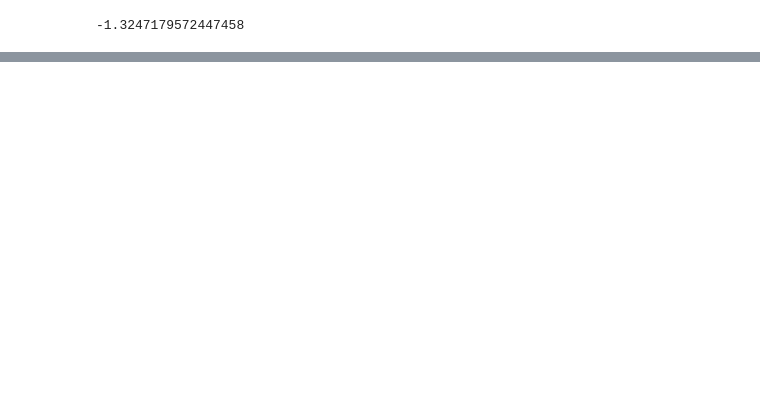
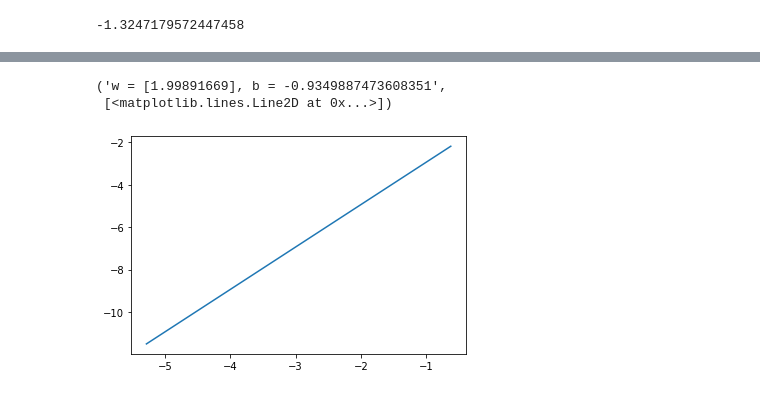
Before and after one commit to sergioarnold87/Practica_Sergio, a Jupyter notebook: Metodos_Numericos__Ceros.ipynb, the cells around one changed output, grey strips where cells are left out. Drawn from its saved outputs; the diff is of its cells as text; code cells hidden in the pictures; blank space fills up the shorter version.

```diff
--- a/Metodos_Numericos__Ceros.ipynb
+++ b/Metodos_Numericos__Ceros.ipynb
@@ -74,0 +217,48 @@ def puntofijo(x0,TOL,N_max, g=function).
+# %%
+def function(x):
+  return math.exp(-x)-0.5*math.log(x)
+def f_derivate(x):
+  return -math.exp(-x)-1/(2*x)
+# %%
+ def convNR(x0, N_max, f = function, fd = f_derivate):
+  """
+    Dada una función f definida en los reales dónde f'(x0) és distinto de 0,
+    devuelve una recta cuya pendiente és el orden de convergencia del método de Newton-Raphson.
+
+
+    Parámetros:
+    * x0: Primera iteración
+    * N_max: Número máximo de iteraciones
+    * f: función definida en los reales
+    * fd: función derivada de f
+
+    Valor de retorno
+    * w: orden de convergencia del método y pendiente de la recta de regresión
+    * b: término independiente de la recta de regresión
+    * gráfica de la recta
+  """
+  cero=[x0]
+  for i in range(1,N_max):
+    cero.append(cero[i-1]-f(cero[i-1])/fd(cero[i-1]))
+  diferencias=[]
+  for i in range(len(cero)-1):
+    if (cero[len(cero)-1]-cero[i+1] != 0):
+      diferencias.append(math.log(abs(cero[len(cero)-1]-cero[i])))
+    else:
+      break
+  v1=[]
+  v2=[]
+  for i in range(len(diferencias)-1):
+    v1.append(diferencias[i])
+    v2.append(diferencias[i+1])
+  v1=np.array(v1)
+  v2=np.array(v2)
+  regresion_lineal = LinearRegression()
+  regresion_lineal.fit(v1.reshape(-1,1), v2)
+  return 'w = ' + str(regresion_lineal.coef_) + ', b = ' + str(regresion_lineal.intercept_),plt.plot(v1,v2)
+# %%
+convNR(1,100)
+# %% [output]
+('w = [1.99891669], b = -0.9349887473608351',
+ [<matplotlib.lines.Line2D at 0x...>])
+[figure, added]
```
Also changed, not shown: parts of 28 cells of this notebook.
